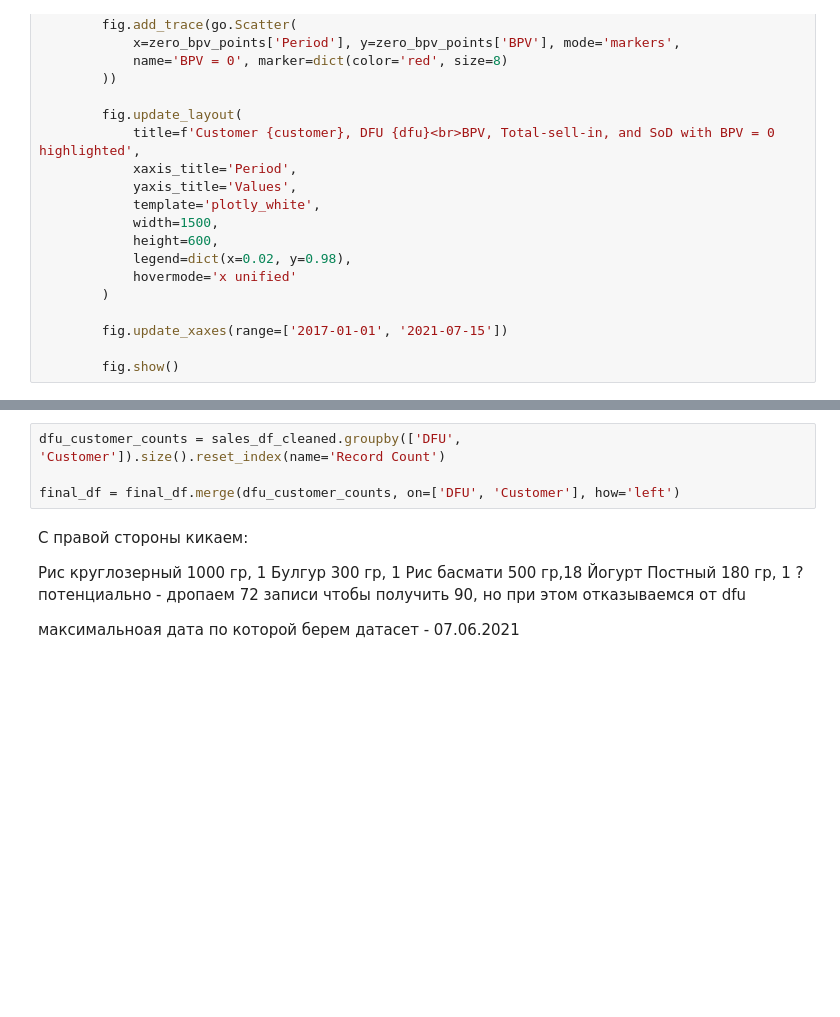
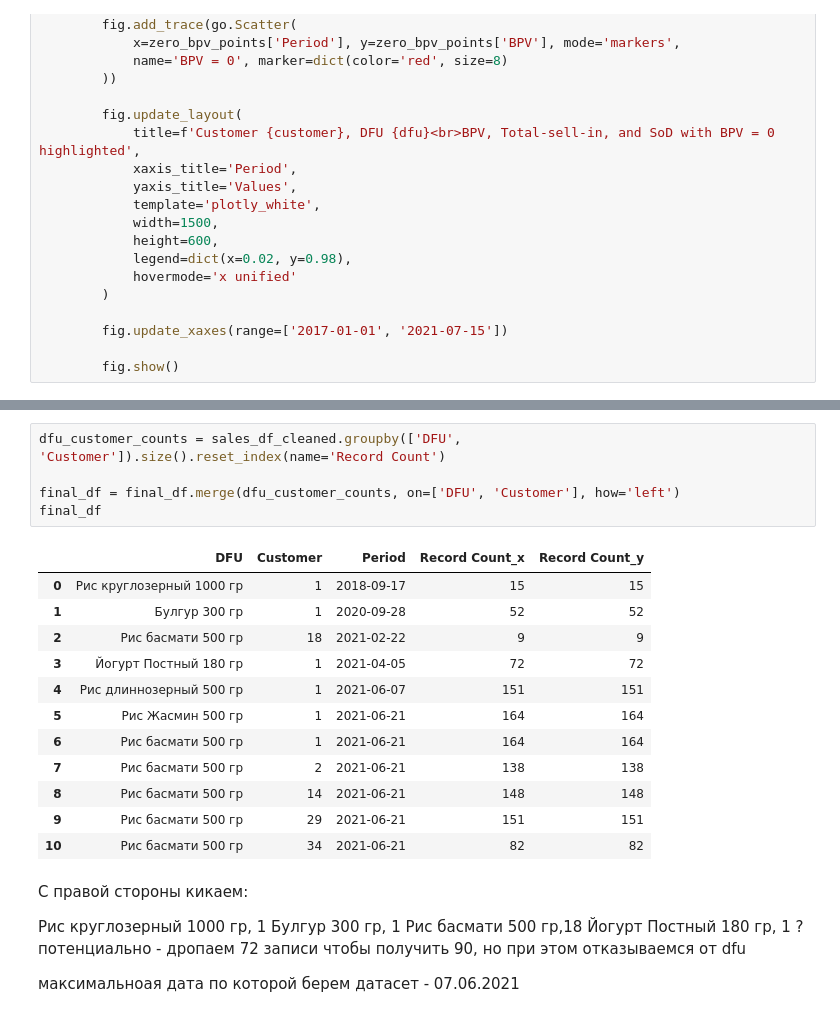
Before and after one commit to DenisMakukh/it-consulting, a Jupyter notebook: main.ipynb, the cells around one changed output, grey strips where cells are left out. Saved outputs shown, nothing was run; the diff lists cells and outputs as text; blank space fills up the shorter version.

```diff
--- a/main.ipynb
+++ b/main.ipynb
@@ -576,7 +1248,21 @@ final_df
 # %%
 dfu_customer_counts = sales_df_cleaned.groupby(['DFU', 'Customer']).size().reset_index(name='Record Count')
 
 final_df = final_df.merge(dfu_customer_counts, on=['DFU', 'Customer'], how='left')
+final_df
+# %% [output]
+|  | DFU | Customer | Period | Record Count_x | Record Count_y |
+| 0 | Рис круглозерный 1000 гр | 1 | 2018-09-17 | 15 | 15 |
+| 1 | Булгур 300 гр | 1 | 2020-09-28 | 52 | 52 |
+| 2 | Рис басмати 500 гр | 18 | 2021-02-22 | 9 | 9 |
+| 3 | Йогурт Постный 180 гр | 1 | 2021-04-05 | 72 | 72 |
+| 4 | Рис длиннозерный 500 гр | 1 | 2021-06-07 | 151 | 151 |
+| 5 | Рис Жасмин 500 гр | 1 | 2021-06-21 | 164 | 164 |
+| 6 | Рис басмати 500 гр | 1 | 2021-06-21 | 164 | 164 |
+| 7 | Рис басмати 500 гр | 2 | 2021-06-21 | 138 | 138 |
+| 8 | Рис басмати 500 гр | 14 | 2021-06-21 | 148 | 148 |
+| 9 | Рис басмати 500 гр | 29 | 2021-06-21 | 151 | 151 |
+| 10 | Рис басмати 500 гр | 34 | 2021-06-21 | 82 | 82 |
 # %% [markdown]
 С правой стороны кикаем:
 
```
Also changed, not shown: parts of 77 cells of this notebook.
